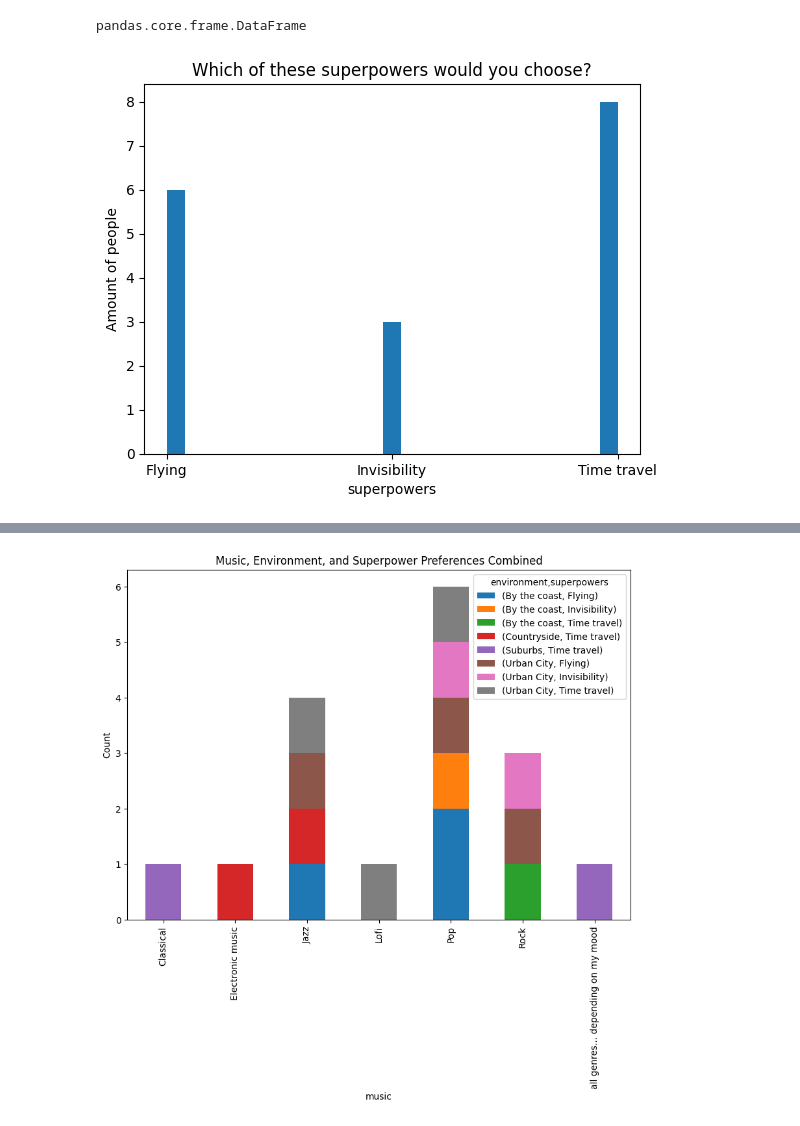
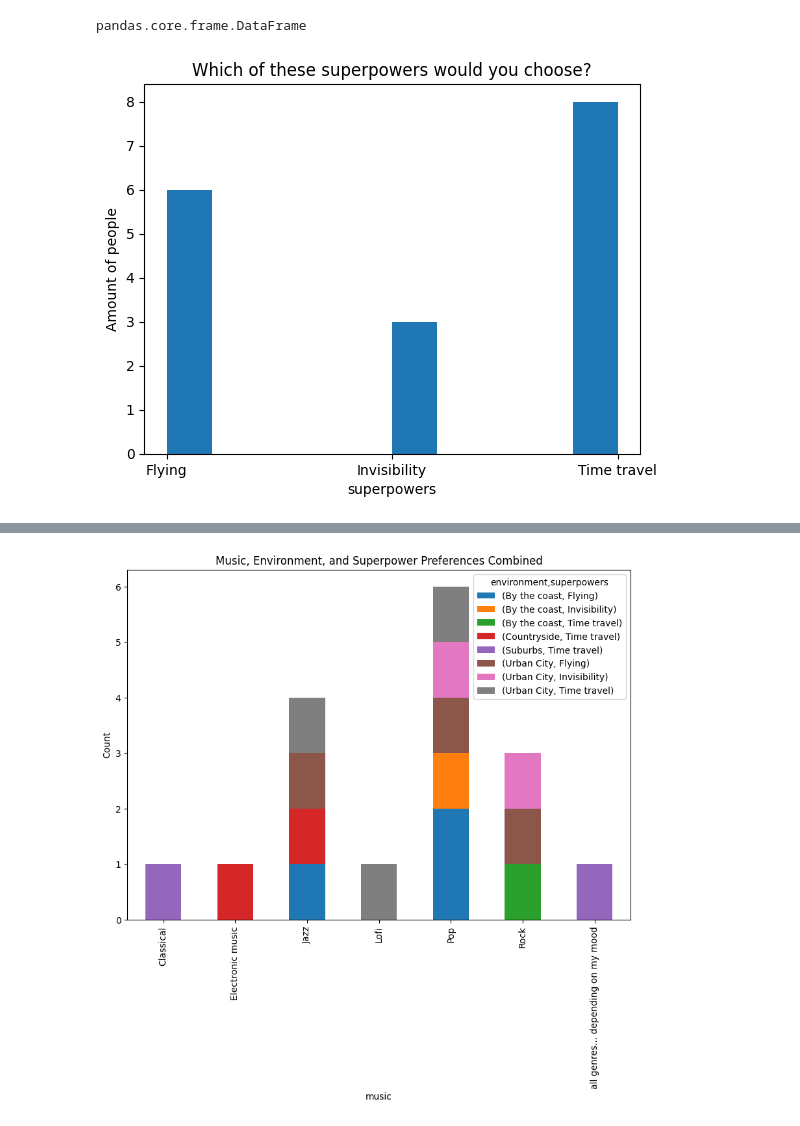
Before and after one commit to GuoxinLin0629/data-assignment, a Jupyter notebook: guoxin.ipynb, the cells around one changed output, grey strips where cells are left out. Saved outputs shown, nothing was run; the diff lists cells and outputs as text; code cells hidden in the pictures.

```diff
--- a/guoxin.ipynb
+++ b/guoxin.ipynb
@@ -48,12 +49,15 @@ datas[0:17]
 type(datas)
 # %% [output]
 pandas.core.frame.DataFrame
-# %%
-plt.hist(datas.superpowers, bins=25)
-plt.xlabel('superpowers')
-plt.ylabel('Amount of people')
-plt.title('Which of these superpowers would you choose?')
-plt.show()
-# %% [output]
-[figure, removed]
+# %%
+# Create a histogram of superpowers chosen by people
+# "hist" is short for histogram.
+
+plt.hist(datas.superpowers, bins=10)
+plt.xlabel('superpowers')
+plt.ylabel('Amount of people')
+plt.title('Which of these superpowers would you choose?')
+plt.show()
+# %% [output]
+[figure, added]
 # %%
```
Also changed, not shown: parts of 9 cells of this notebook.
